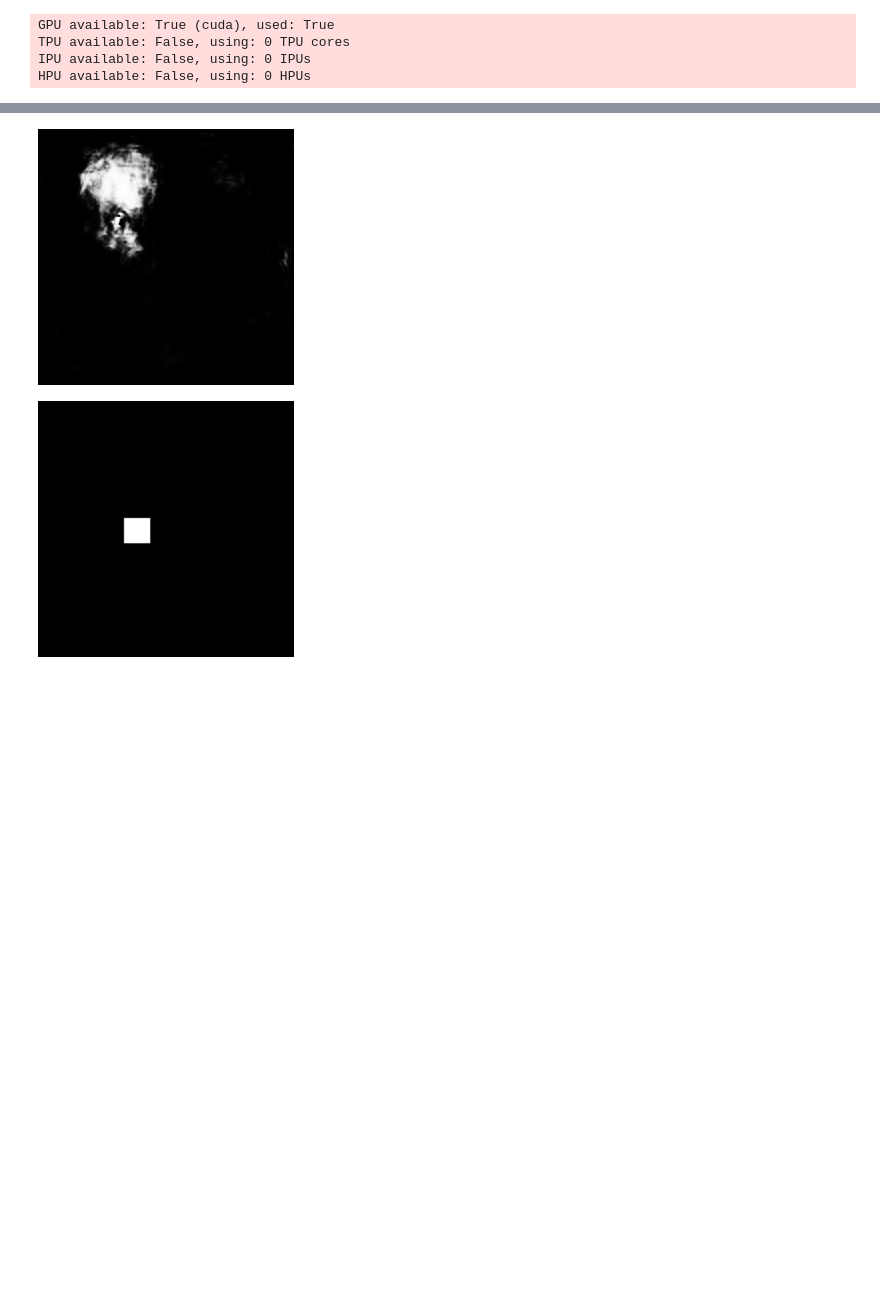
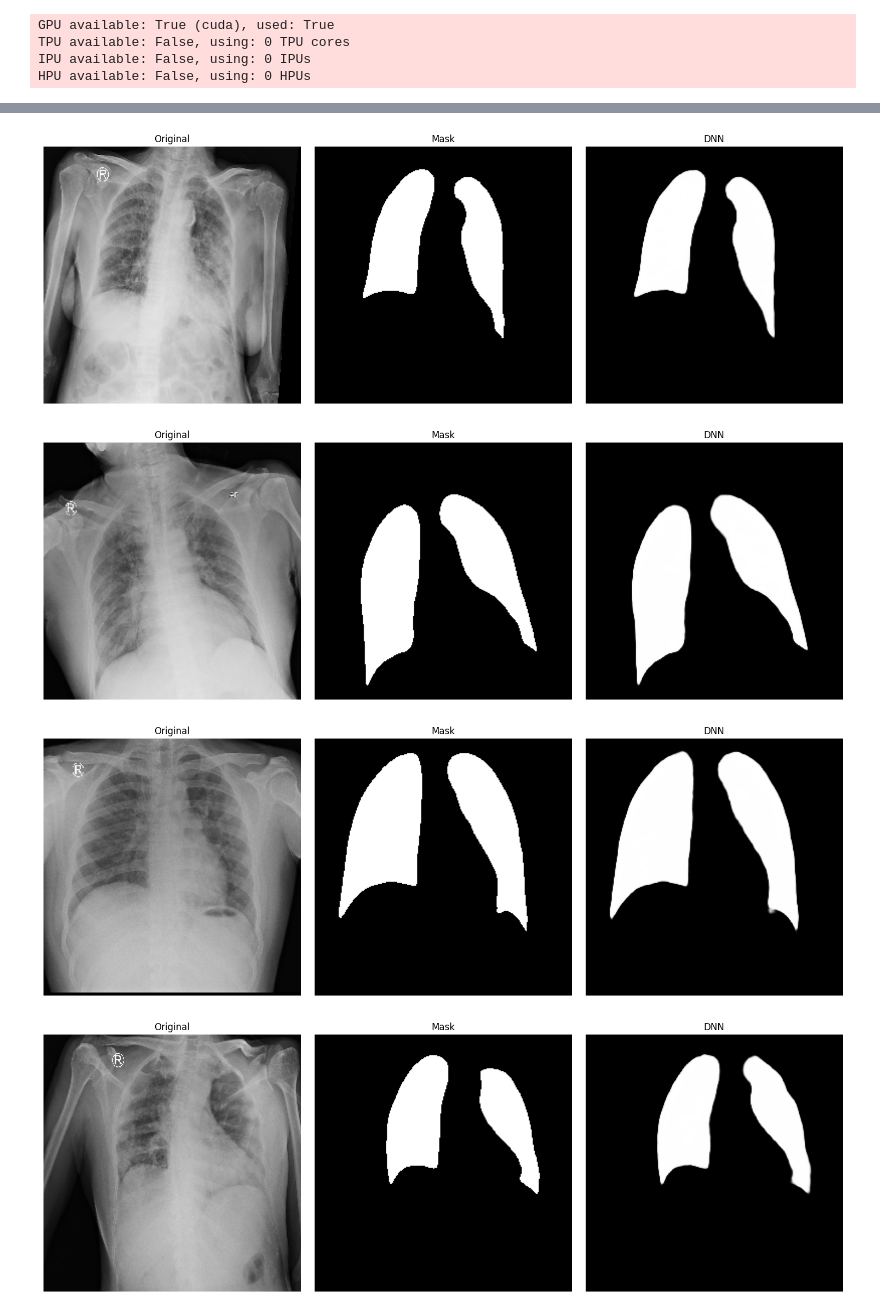
Before and after one commit to imonteiroyh/ChestXRayDNNs, a Jupyter notebook: notebooks/03_01_mobilenetv2unet_segmentation.ipynb, the cells around one changed output, grey strips where cells are left out. Drawn from its saved outputs; the diff is of its cells as text; code cells hidden in the pictures; blank space fills up the shorter version.

```diff
--- a/notebooks/03_01_mobilenetv2unet_segmentation.ipynb
+++ b/notebooks/03_01_mobilenetv2unet_segmentation.ipynb
@@ -24,7 +26,7 @@ dagshub.init(CONFIG.dagshub.repository_name, CONFIG.dagshub.repository_owner, ml
 Initialized MLflow to track repo "imonteiroyh/NIH-ChestXRay"
 Repository imonteiroyh/NIH-ChestXRay initialized!
 # %%
-train_dataset = SegmentationDataset("train")
+train_dataset = RSUASegmentationDataset("train")
 train_loader = DataLoader(
     train_dataset,
     batch_size=CONFIG.base.batch_size,
@@ -34,7 +36,7 @@ train_loader = DataLoader(
     drop_last=False,
 )
 
-validation_dataset = SegmentationDataset("validation")
+validation_dataset = RSUASegmentationDataset("validation")
 validation_loader = DataLoader(
     validation_dataset,
     batch_size=CONFIG.base.batch_size,
@@ -44,7 +46,7 @@ validation_loader = DataLoader(
     drop_last=False,
 )
 
-test_dataset = SegmentationDataset("test")
+test_dataset = RSUASegmentationDataset("test")
 test_loader = DataLoader(
     test_dataset,
     batch_size=CONFIG.base.batch_size,
@@ -54,7 +56,7 @@ test_loader = DataLoader(
     drop_last=False,
 )
 # %%
-epochs = 100
+epochs = 1000
 model = MobileNetV2UNetModel(n_epochs=epochs)
 
 experiment_name = model.__class__.__name__.lower()[:-5]
@@ -71,7 +73,7 @@ checkpoint_callback = ModelCheckpoint(
     enable_version_counter=False,
 )
 
-early_stop_callback = EarlyStopping(monitor=metric, min_delta=0.00, patience=10, mode=mode)
+early_stop_callback = EarlyStopping(monitor=metric, min_delta=0.00, patience=30, mode=mode)
 trainer = L.Trainer(max_epochs=epochs, logger=logger, callbacks=[checkpoint_callback, early_stop_callback])
 # %% [output]
 GPU available: True (cuda), used: True
@@ -114,9 +132,29 @@ Loaded model weights from the checkpoint at /home/yullhan/Projects/NIH-ChestXRay
-# %%
-image = Image.fromarray((results[1][0][0][1] * 255).numpy()[0, :])
-image.show()
-
-image = Image.fromarray((results[1][0][1][1] * 255).numpy()[0, :])
-image.show()
-# %% [output]
-[figure, removed]
-[figure, removed]
+# %%
+test_images = next(iter(test_loader))
+
+for index in range(4):
+    image1 = Image.fromarray(test_images[0][index].numpy()[0] * 255)
+    image2 = Image.fromarray((results[2][0][1][index] * 255).numpy()[0])
+    image3 = Image.fromarray((results[2][0][0][index] * 255).numpy()[0])
+
+    fig, axs = plt.subplots(1, 3, figsize=(15, 5))
+
+    axs[0].imshow(image1)
+    axs[0].set_title("Original")
+
+    axs[1].imshow(image2)
+    axs[1].set_title("Mask")
+
+    axs[2].imshow(image3)
+    axs[2].set_title("DNN")
+
+    for ax in axs:
+        ax.axis("off")
+
+    plt.tight_layout()
+    plt.show()
+# %% [output]
+[figure, added]
+[figure, added]
+[figure, added]
+[figure, added]
```
Also changed, not shown: parts of 4 cells of this notebook, 9 other files.
